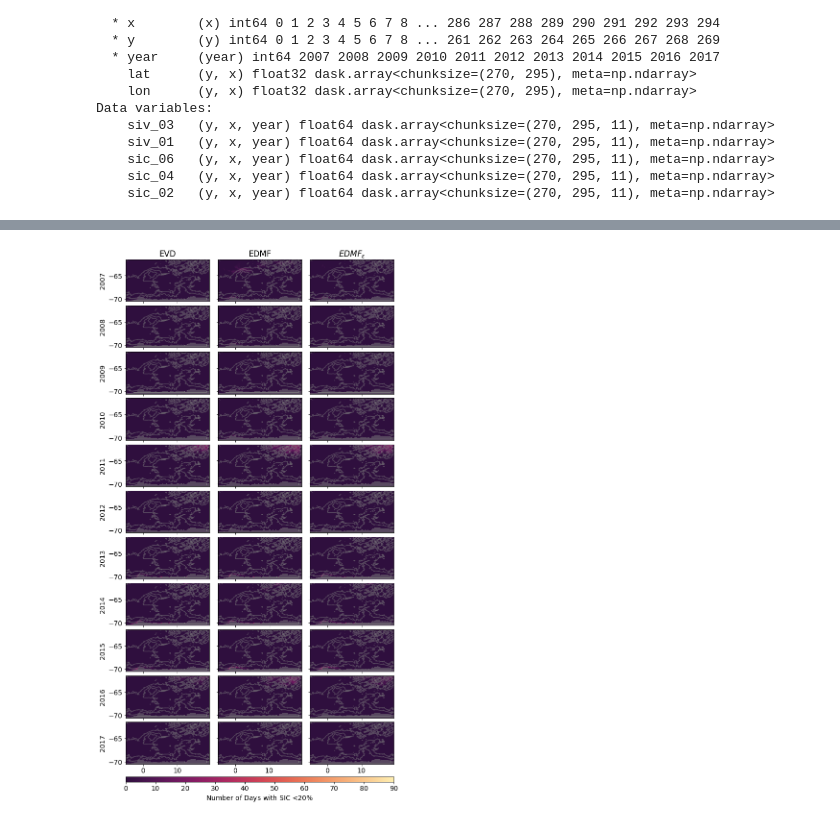
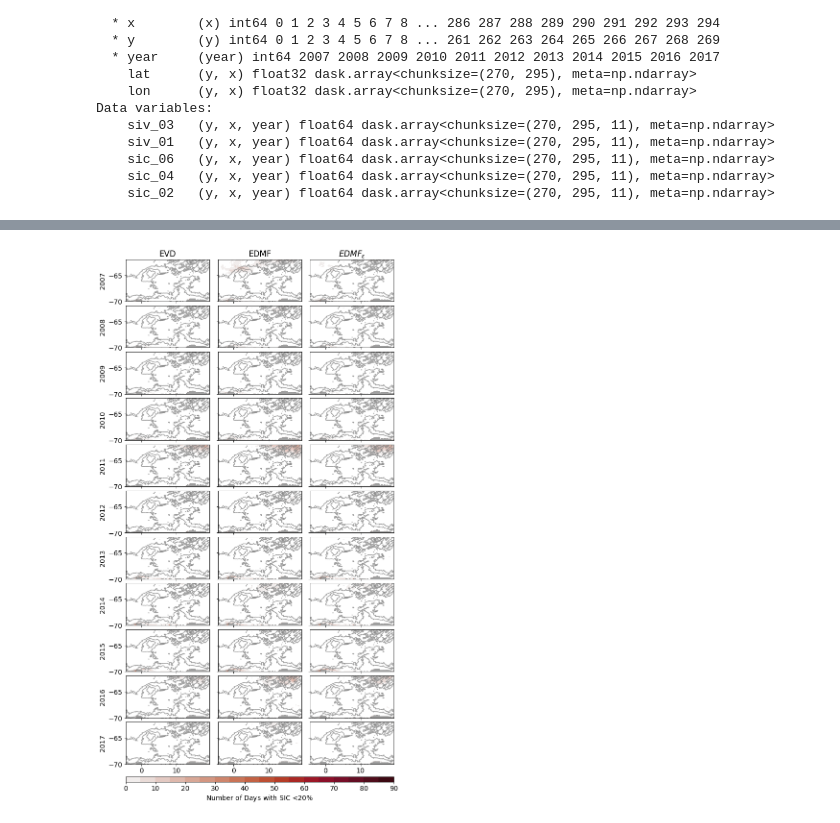
Before and after one commit to bguelk/JAMES_2024_MRP_modelling, a Jupyter notebook: Figures/Figure3_S2.ipynb, the cells around one changed output, grey strips where cells are left out. Cells and saved outputs as stored; diff of their text form; code cells hidden in the pictures.

```diff
--- a/Figures/Figure3_S2.ipynb
+++ b/Figures/Figure3_S2.ipynb
@@ -15,16 +15,16 @@ import matplotlib.colors as mcolors
 xr.set_options(keep_attrs=True)
 plt.rcParams['font.size']=14
 # %%
-ds01=xr.open_mfdataset('./EXP_REF/polynyacount_EXP_REF.nc')
-ds03=xr.open_mfdataset('./EXP_mfc_ori/polynyacount_EXP_mfc_ori.nc')
-ds04=xr.open_mfdataset('./EXP_mfc_mod/polynyacount_EXP_mfc_mod.nc')
-ds36=xr.open_mfdataset('./EXP_tpre00_prsn00_2012/polynyacount_EXP_tpre00_prsn00_2012.nc')
-ds38=xr.open_mfdataset('./EXP_tpre01_prsn01_2012/polynyacount_EXP_tpre01_prsn01_2012.nc')
-ds39=xr.open_mfdataset('./EXP_tpre02_prsn02_2012/polynyacount_EXP_tpre02_prsn02_2012.nc')
-ds40=xr.open_mfdataset('./EXP_tpre03_prsn03_2012/polynyacount_EXP_tpre03_prsn03_2012.nc')
-ds43=xr.open_mfdataset('./EXP_tpre04_prsn04_2012/polynyacount_EXP_tpre04_prsn04_2012.nc')
+ds01=xr.open_mfdataset('../../Maud12_sensitivityruns/EXP_REF_intel/polynyacount_EXP_REF_intel.nc')
+ds03=xr.open_mfdataset('../../Maud12_sensitivityruns/EXP_mfc_ori/polynyacount_EXP_mfc_ori.nc')
+ds04=xr.open_mfdataset('../../Maud12_sensitivityruns/EXP_mfc_mod/polynyacount_EXP_mfc_mod.nc')
+ds36=xr.open_mfdataset('../../Maud12_sensitivityruns/EXP_tpre00_prsn00_2012/polynyacount_EXP_tpre00_prsn00_2012.nc')
+ds38=xr.open_mfdataset('../../Maud12_sensitivityruns/EXP_tpre01_prsn01_2012/polynyacount_EXP_tpre01_prsn01_2012.nc')
+ds39=xr.open_mfdataset('../../Maud12_sensitivityruns/EXP_tpre02_prsn02_2012/polynyacount_EXP_tpre02_prsn02_2012.nc')
+ds40=xr.open_mfdataset('../../Maud12_sensitivityruns/EXP_tpre03_prsn03_2012/polynyacount_EXP_tpre03_prsn03_2012.nc')
+ds43=xr.open_mfdataset('../../Maud12_sensitivityruns/EXP_tpre04_prsn04_2012/polynyacount_EXP_tpre04_prsn04_2012.nc')
 
-bat=xr.open_dataset('../MAUD_RISE_config/maud_v4/m12_mask/1_domain_cfg_50levels_new.nc')
+bat=xr.open_dataset('../../MAUD_RISE_config/maud_v4/m12_mask/1_domain_cfg_50levels_new.nc')
 bat.coords['lon']=bat.nav_lon
 bat.coords['lat']=bat.nav_lat
 ds01
@@ -161,54 +162,61 @@ gs2 = GridSpecFromSubplotSpec(2, 1, subplot_spec=gs[1],hspace=0)
 j=0
 vmin=0
 vmax=90
-tcmap=cmo.matter_r
+tcmap=cmo.amp
+lev=19
 #var='siv_03'
 var='sic_02'
 for y in range(0,11):
     ax=fig.add_subplot(gs1[j,0])
-    cb=ds01[var].isel(year=y).plot.pcolormesh(ax=ax,x="lon",y="lat",vmin=vmin,vmax=vmax,cmap=tcmap,add_colorbar=False)
-    bat.bathy_meter.where(bat.bathy_meter<10).plot.contourf(x="lon",y="lat",colors='grey',add_colorbar=False,ax=ax,alpha=0.5)
-    bat.bathy_meter.plot.contour(x="lon",y="lat",levels=[2500,3500,5000],colors='grey',ax=ax,alpha=0.5)
+    cb=ds01[var].where(ds01[var]>0).isel(year=y).plot.pcolormesh(ax=ax,x="lon",y="lat",vmin=vmin,vmax=vmax,levels=lev,cmap=tcmap,add_colorbar=False)
+    bat.bathy_meter.where(bat.bathy_meter<10).plot.contourf(x="lon",y="lat",colors='grey',add_colorbar=False,ax=ax,alpha=0.75)
+    bat.bathy_meter.plot.contour(x="lon",y="lat",levels=[2500,3500,5000],colors='grey',ax=ax,alpha=0.75)
     if y<10:
         ax.set_xticklabels('')
     ax.set_xlabel('')
     ax.set_title('')
     #ax.set_yticklabels('')
-    ax.set_ylabel('%d'%ds22.year.isel(year=y))
+    ax.set_xlim(-4.5,19.5)
+    ax.set_ylim(-70,-62)
+    ax.set_ylabel('%d'%ds01.year.isel(year=y))
     if j==0:
         ax.set_title('EVD')
 
     ax=fig.add_subplot(gs1[j,1])
-    cb=ds03[var].isel(year=y).plot.pcolormesh(ax=ax,x="lon",y="lat",vmin=vmin,vmax=vmax,cmap=tcmap,add_colorbar=False)
-    bat.bathy_meter.where(bat.bathy_meter<10).plot.contourf(x="lon",y="lat",colors='grey',add_colorbar=False,ax=ax,alpha=0.5)
-    bat.bathy_meter.plot.contour(x="lon",y="lat",levels=[2500,3500,5000],colors='grey',ax=ax,alpha=0.5)
+    cb=ds03[var].where(ds03[var]>0).isel(year=y).plot.pcolormesh(ax=ax,x="lon",y="lat",vmin=vmin,vmax=vmax,levels=lev,cmap=tcmap,add_colorbar=False)
+    bat.bathy_meter.where(bat.bathy_meter<10).plot.contourf(x="lon",y="lat",colors='grey',add_colorbar=False,ax=ax,alpha=0.75)
+    bat.bathy_meter.plot.contour(x="lon",y="lat",levels=[2500,3500,5000],colors='grey',ax=ax,alpha=0.75)
     if y<10:
         ax.set_xticklabels('')
+    ax.set_xlim(-4.5,19.5)
+    ax.set_ylim(-70,-62)
     ax.set_title('')
     ax.set_xlabel('')
     ax.set_yticklabels('')
     ax.set_ylabel('')
     if j==0:
         ax.set_title('EDMF')
     ax=fig.add_subplot(gs1[j,2])
-    cb=ds04[var].isel(year=y).plot.pcolormesh(ax=ax,x="lon",y="lat",vmin=vmin,vmax=vmax,cmap=tcmap,add_colorbar=False)
-    bat.bathy_meter.where(bat.bathy_meter<10).plot.contourf(x="lon",y="lat",colors='grey',add_colorbar=False,ax=ax,alpha=0.5)
-    bat.bathy_meter.plot.contour(x="lon",y="lat",levels=[2500,3500,5000],colors='grey',ax=ax,alpha=0.5)
+    cb=ds04[var].where(ds04[var]>0).isel(year=y).plot.pcolormesh(ax=ax,x="lon",y="lat",vmin=vmin,vmax=vmax,levels=lev,cmap=tcmap,add_colorbar=False)
+    bat.bathy_meter.where(bat.bathy_meter<10).plot.contourf(x="lon",y="lat",colors='grey',add_colorbar=False,ax=ax,alpha=0.75)
+    bat.bathy_meter.plot.contour(x="lon",y="lat",levels=[2500,3500,5000],colors='grey',ax=ax,alpha=0.75)
     if y<10:
         ax.set_xticklabels('')
     ax.set_xlabel('')
+    ax.set_xlim(-4.5,19.5)
+    ax.set_ylim(-70,-62)
     ax.set_yticklabels('')
     ax.set_ylabel('')
     ax.set_title('')
     if j==0:
         ax.set_title('$EDMF_{\\epsilon}$')
 
 
     j=j+1
 
 c_ax=fig.add_subplot(gs2[:,0])
 plt.colorbar(cb,cax=c_ax,orientation='horizontal',label='Number of Days with SIC <20$\%$')
 plt.tight_layout()
-plt.savefig(f'./exp_01_03_04_{var}_2007_2017.png')
+plt.savefig(f'./exp_01_03_04_{var}_2007_2017.jpg',dpi=300)
 # %% [output]
-[figure, old version]
+[figure, new version]
```
Also changed, not shown: parts of 1 cell of this notebook, 2 other files.
